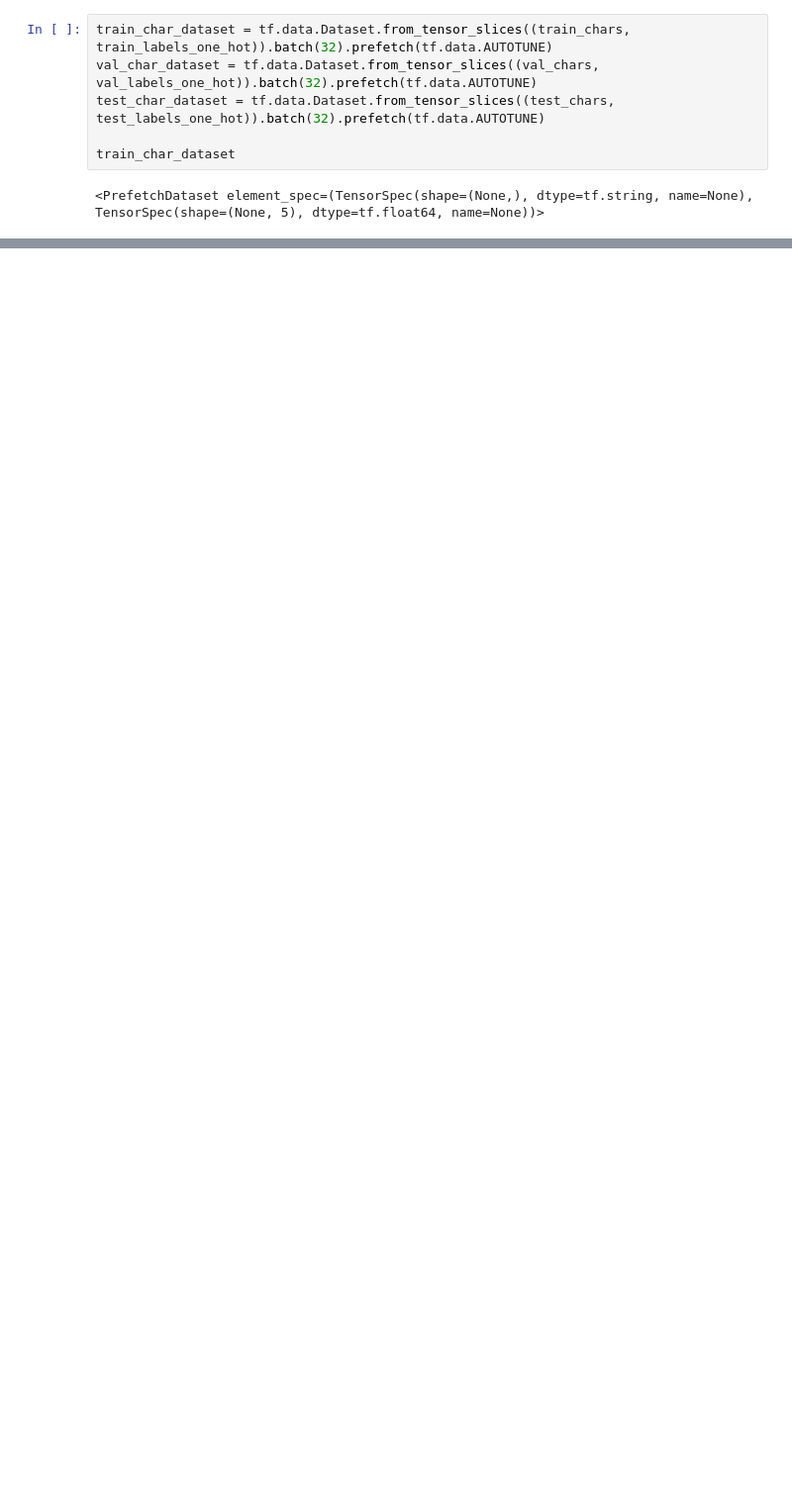
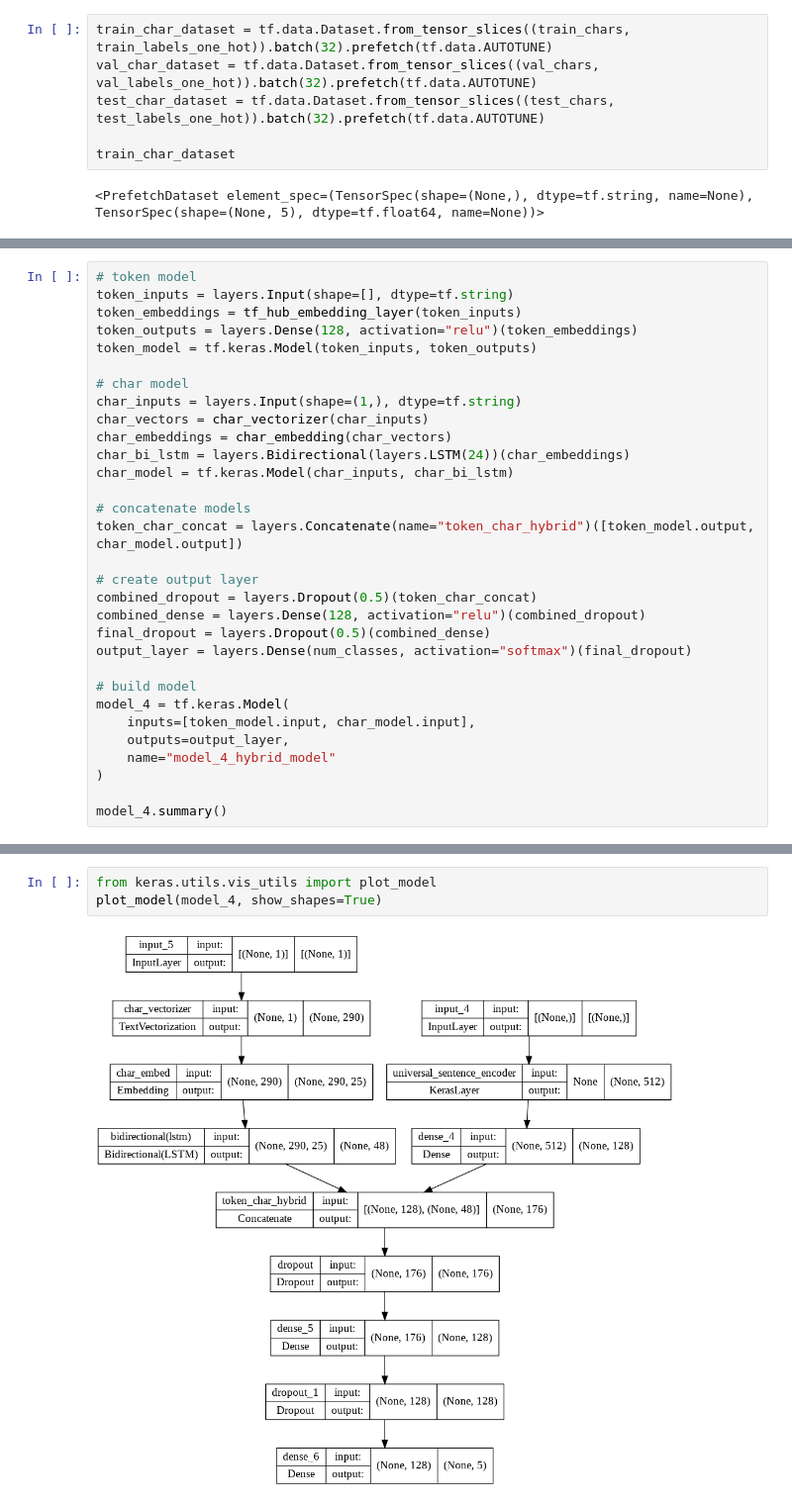
Before and after one commit to eman-kom/TensorFlow-Fundamentals, a Jupyter notebook: 09_SkimLit_Milestone_Project_2.ipynb, the cells around one changed output, grey strips where cells are left out. Shown at 99% size. Drawn from its saved outputs; the diff is of its cells as text; blank space fills up the shorter version.

```diff
--- a/09_SkimLit_Milestone_Project_2.ipynb
+++ b/09_SkimLit_Milestone_Project_2.ipynb
@@ -778,0 +782,31 @@ model_3_results, model_2_results, model_1_results, model_0_results
+# %%
+# token model
+token_inputs = layers.Input(shape=[], dtype=tf.string)
+token_embeddings = tf_hub_embedding_layer(token_inputs)
+token_outputs = layers.Dense(128, activation="relu")(token_embeddings)
+token_model = tf.keras.Model(token_inputs, token_outputs)
+
+# char model
+char_inputs = layers.Input(shape=(1,), dtype=tf.string)
+char_vectors = char_vectorizer(char_inputs)
+char_embeddings = char_embedding(char_vectors)
+char_bi_lstm = layers.Bidirectional(layers.LSTM(24))(char_embeddings)
+char_model = tf.keras.Model(char_inputs, char_bi_lstm)
+
+# concatenate models
+token_char_concat = layers.Concatenate(name="token_char_hybrid")([token_model.output, char_model.output])
+
+# create output layer
+combined_dropout = layers.Dropout(0.5)(token_char_concat)
+combined_dense = layers.Dense(128, activation="relu")(combined_dropout)
+final_dropout = layers.Dropout(0.5)(combined_dense)
+output_layer = layers.Dense(num_classes, activation="softmax")(final_dropout)
+
+# build model
+model_4 = tf.keras.Model(
+    inputs=[token_model.input, char_model.input],
+    outputs=output_layer,
+    name="model_4_hybrid_model"
+)
+
+model_4.summary()
@@ -778,0 +831,5 @@ model_3_results, model_2_results, model_1_results, model_0_results
+# %%
+from keras.utils.vis_utils import plot_model
+plot_model(model_4, show_shapes=True)
+# %% [output]
+[figure, added]
```
Also changed, not shown: parts of 37 cells of this notebook.
